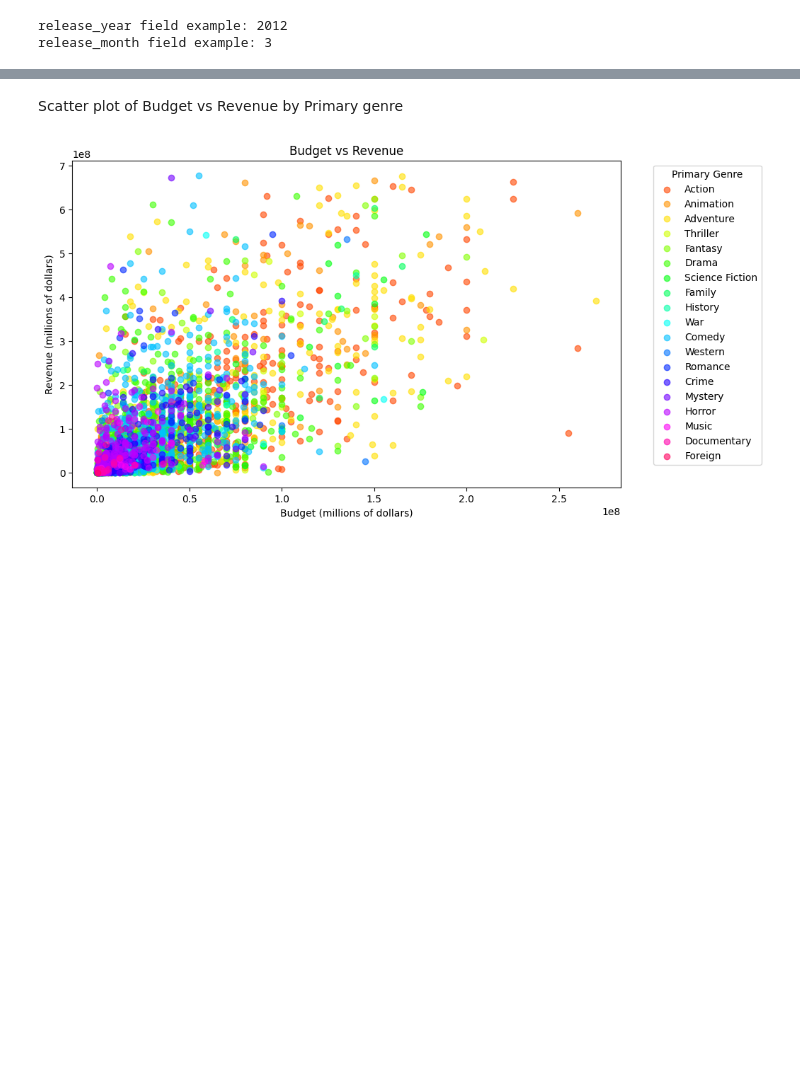
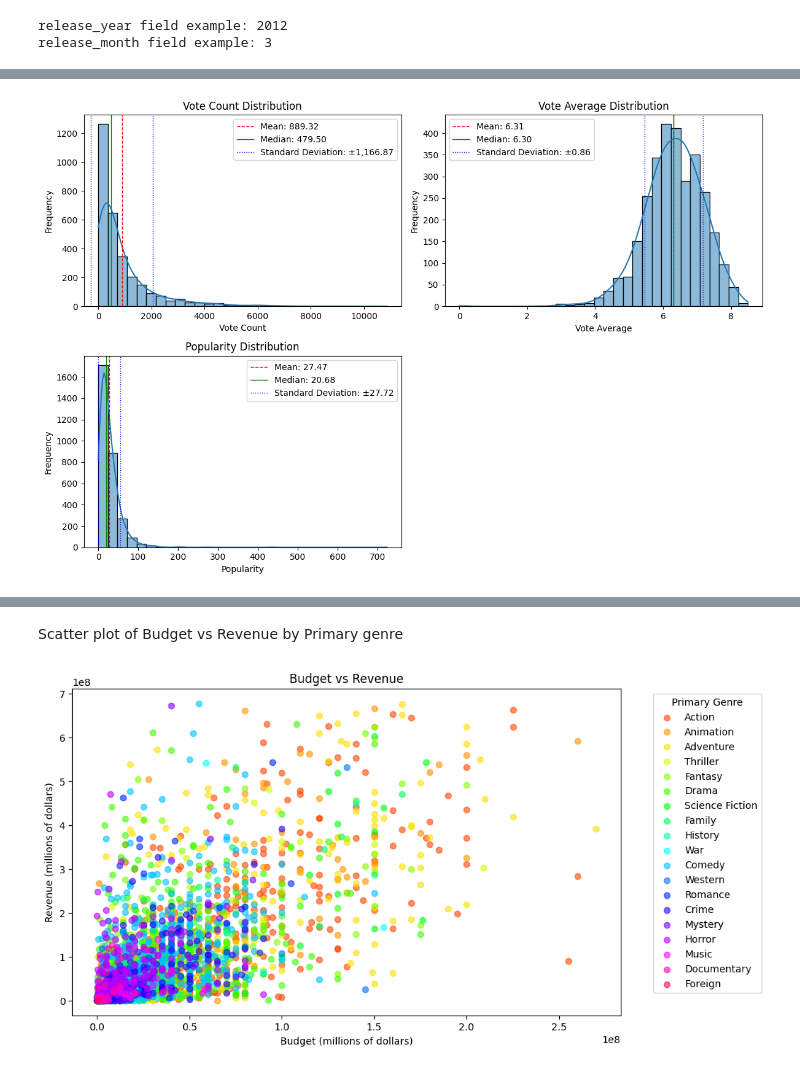
Before and after one commit to AlexMarchini/AAI-500-box-office, a Jupyter notebook: notebooks/box-office-revenue.ipynb, the cells around one changed output, grey strips where cells are left out. Saved outputs shown, nothing was run; the diff lists cells and outputs as text; code cells hidden in the pictures; blank space fills up the shorter version.

```diff
--- a/notebooks/box-office-revenue.ipynb
+++ b/notebooks/box-office-revenue.ipynb
@@ -215,0 +227,40 @@ plt.show()
+# %%
+# Function to format descriptive statistics to add to plots, with different formatting for smaller values
+def add_small_stats_to_hist(ax, data, color='black'):
+    mean = data.mean()
+    median = data.median()
+    std = data.std()
+    ax.axvline(mean, color='red', linestyle='--', linewidth=1, label=f'Mean: {mean:,.2f}')
+    ax.axvline(median, color='green', linestyle='-', linewidth=1, label=f'Median: {median:,.2f}')
+    ax.axvline(mean + std, color='blue', linestyle=':', linewidth=1, label=f'Standard Deviation: ±{std:,.2f}')
+    ax.axvline(mean - std, color='blue', linestyle=':', linewidth=1)
+    ax.legend()
+
+fig, axes = plt.subplots(2, 2, figsize=(12, 8))
+fig.delaxes(axes[1, 1])
+
+# Popularity distribution
+sns.histplot(all_movies_data['vote_count'], bins=30, ax=axes[0,0], kde=True, kde_kws={'bw_adjust': 1.5})
+axes[0,0].set_title('Vote Count Distribution')
+axes[0,0].set_xlabel('Vote Count')
+axes[0,0].set_ylabel('Frequency')
+add_small_stats_to_hist(axes[0,0], all_movies_data['vote_count'])
+
+# Vote average distribution
+sns.histplot(all_movies_data['vote_average'], bins=30, ax=axes[0,1], kde=True, kde_kws={'bw_adjust': 1.5})
+axes[0,1].set_title('Vote Average Distribution')
+axes[0,1].set_xlabel('Vote Average')
+axes[0,1].set_ylabel('Frequency')
+add_small_stats_to_hist(axes[0,1], all_movies_data['vote_average'])
+
+# Popularity distribution
+sns.histplot(all_movies_data['popularity'], bins=30, ax=axes[1,0], kde=True, kde_kws={'bw_adjust': 1.5})
+axes[1,0].set_title('Popularity Distribution')
+axes[1,0].set_xlabel('Popularity')
+axes[1,0].set_ylabel('Frequency')
+add_small_stats_to_hist(axes[1,0], all_movies_data['popularity'])
+
+plt.tight_layout()
+plt.show()
+# %% [output]
+[figure, added]
```
Also changed, not shown: parts of 53 cells of this notebook, 1 other file.
